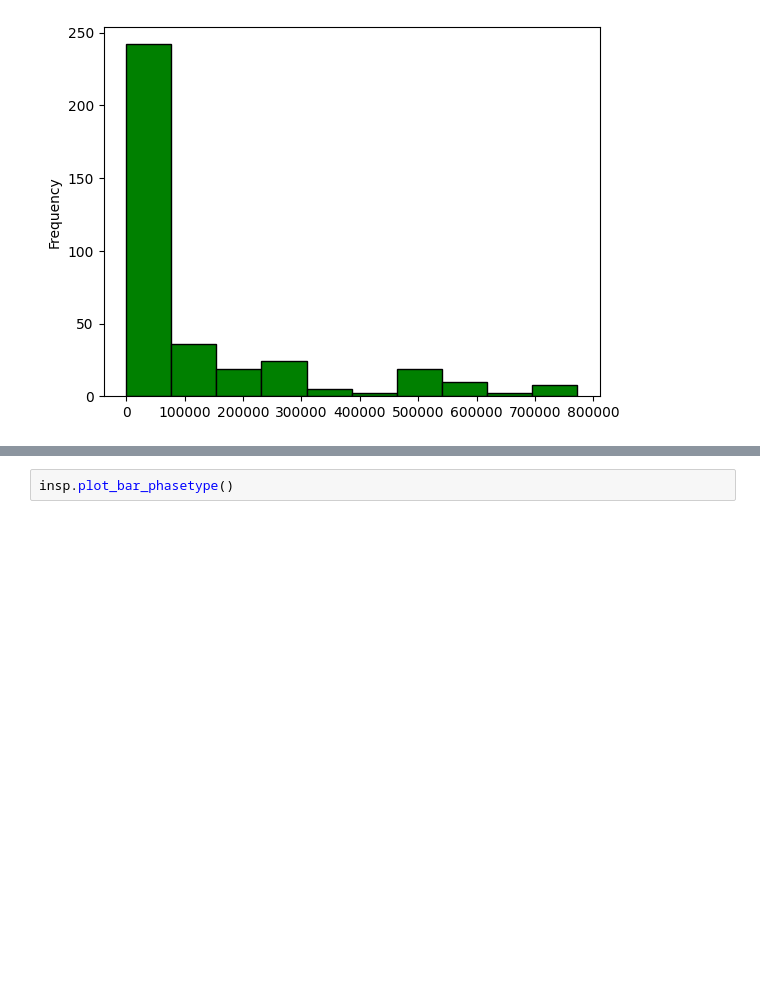
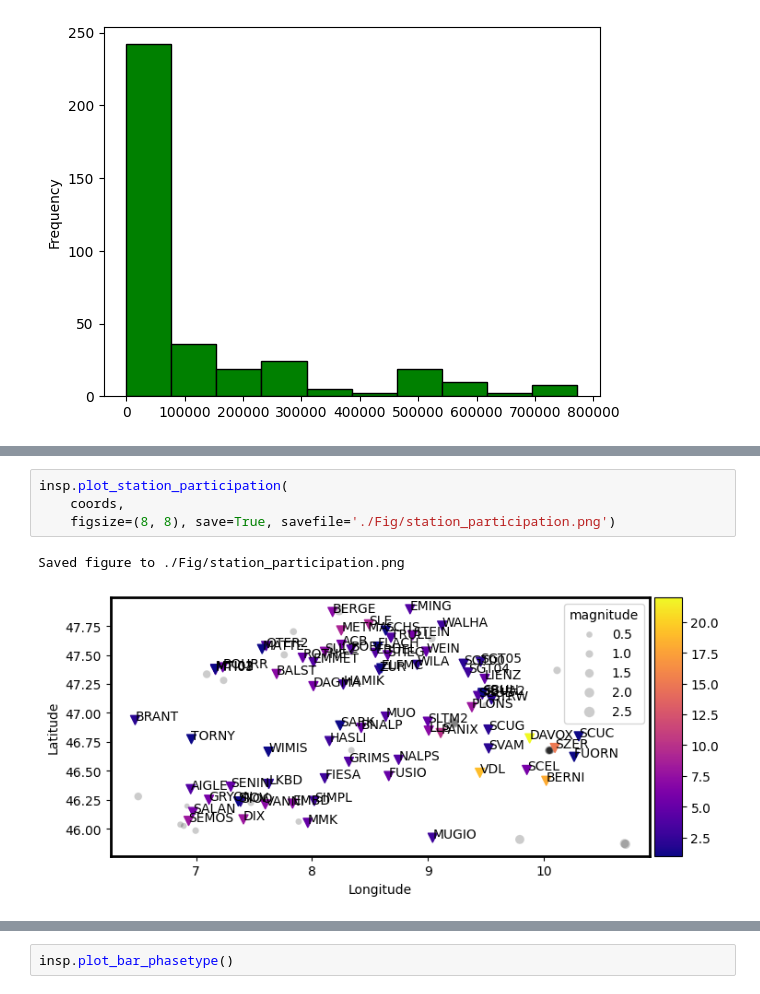
Before and after one commit to ikahbasi/SeisRoutine, a Jupyter notebook: Catalog-example.ipynb, the cells around one changed output, grey strips where cells are left out. Drawn from its saved outputs; the diff is of its cells as text; blank space fills up the shorter version.

```diff
--- a/Catalog-example.ipynb
+++ b/Catalog-example.ipynb
@@ -82,0 +68,7 @@ Number of S-type phases: 185
+# %%
+insp.plot_station_participation(
+    coords,
+    figsize=(8, 8), save=True, savefile='./Fig/station_participation.png')
+# %% [output]
+Saved figure to ./Fig/station_participation.png
+[figure, added]
```
Also changed, not shown: parts of 18 cells of this notebook.
